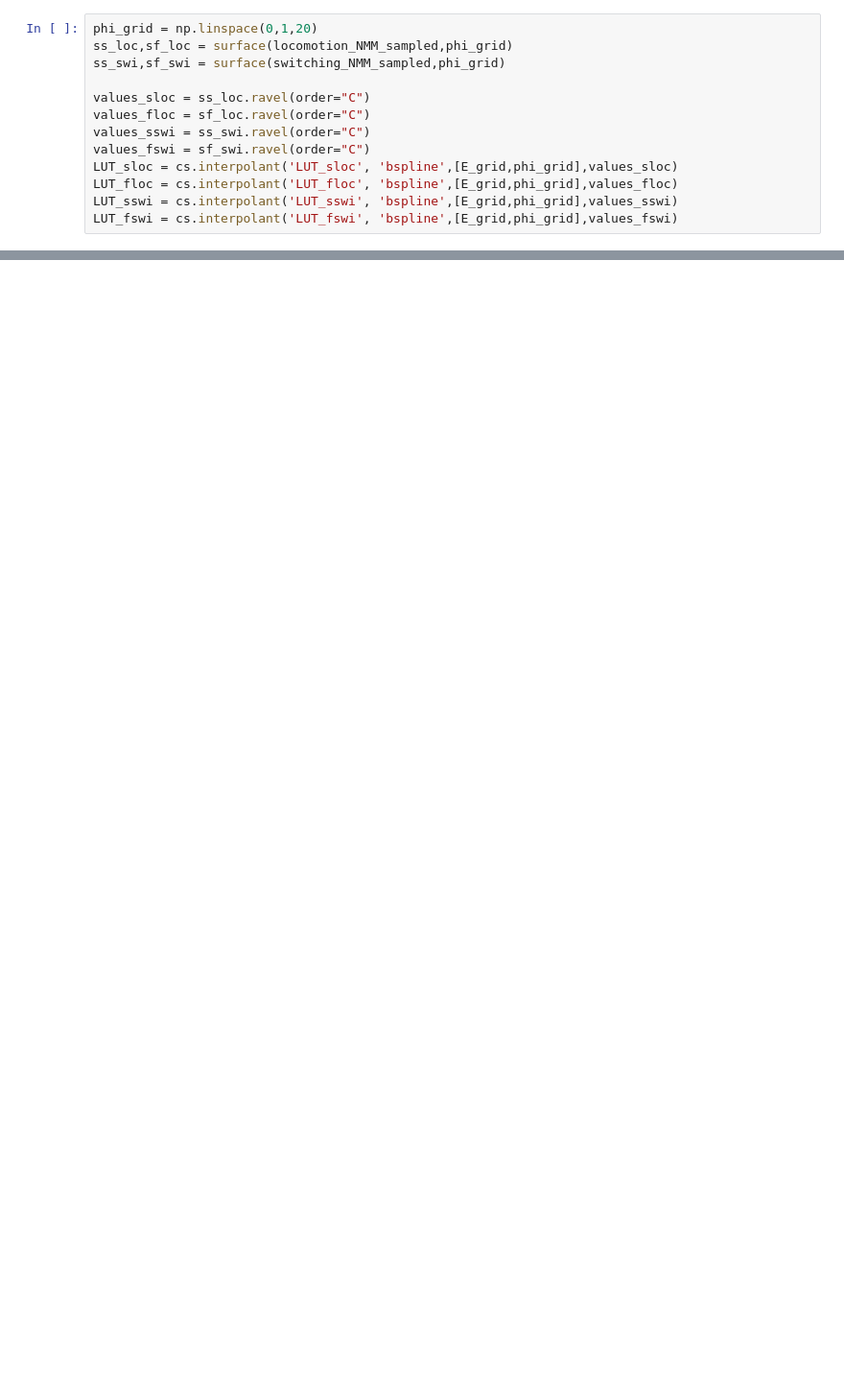
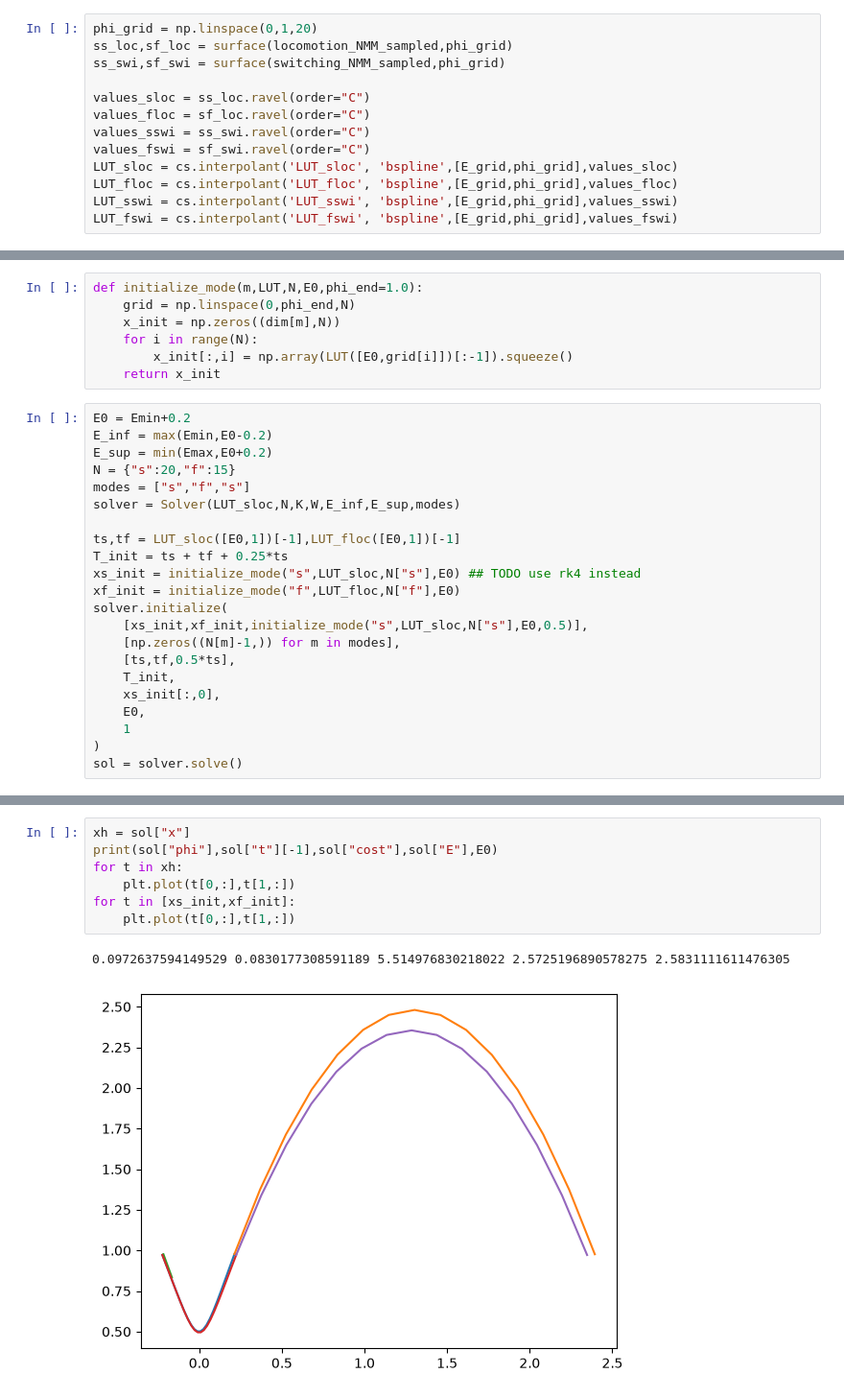
Before and after one commit to GLembrez/NMM-hopper, a Jupyter notebook: SQP/nonlinear_MPC.ipynb, the cells around one changed output, grey strips where cells are left out. Shown at 96% size. Drawn from its saved outputs; the diff is of its cells as text; blank space fills up the shorter version.

```diff
--- a/SQP/nonlinear_MPC.ipynb
+++ b/SQP/nonlinear_MPC.ipynb
@@ -270,0 +304,29 @@ class Solver:
+# %%
+def initialize_mode(m,LUT,N,E0,phi_end=1.0):
+    grid = np.linspace(0,phi_end,N)
+    x_init = np.zeros((dim[m],N))
+    for i in range(N):
+        x_init[:,i] = np.array(LUT([E0,grid[i]])[:-1]).squeeze()
+    return x_init
+# %%
+E0 = Emin+0.2
+E_inf = max(Emin,E0-0.2)
+E_sup = min(Emax,E0+0.2)
+N = {"s":20,"f":15}
+modes = ["s","f","s"]
+solver = Solver(LUT_sloc,N,K,W,E_inf,E_sup,modes)
+
+ts,tf = LUT_sloc([E0,1])[-1],LUT_floc([E0,1])[-1]
+T_init = ts + tf + 0.25*ts
+xs_init = initialize_mode("s",LUT_sloc,N["s"],E0) ## TODO use rk4 instead
+xf_init = initialize_mode("f",LUT_floc,N["f"],E0)
+solver.initialize(
+    [xs_init,xf_init,initialize_mode("s",LUT_sloc,N["s"],E0,0.5)],
+    [np.zeros((N[m]-1,)) for m in modes],
+    [ts,tf,0.5*ts],
+    T_init,
+    xs_init[:,0],
+    E0,
+    1
+)
+sol = solver.solve()
@@ -270,0 +343,10 @@ class Solver:
+# %%
+xh = sol["x"]
+print(sol["phi"],sol["t"][-1],sol["cost"],sol["E"],E0)
+for t in xh:
+    plt.plot(t[0,:],t[1,:])
+for t in [xs_init,xf_init]:
+    plt.plot(t[0,:],t[1,:])
+# %% [output]
+0.0972637594149529 0.0830177308591189 5.514976830218022 2.5725196890578275 2.5831111611476305
+[figure, added]
```
Also changed, not shown: parts of 6 cells of this notebook.
